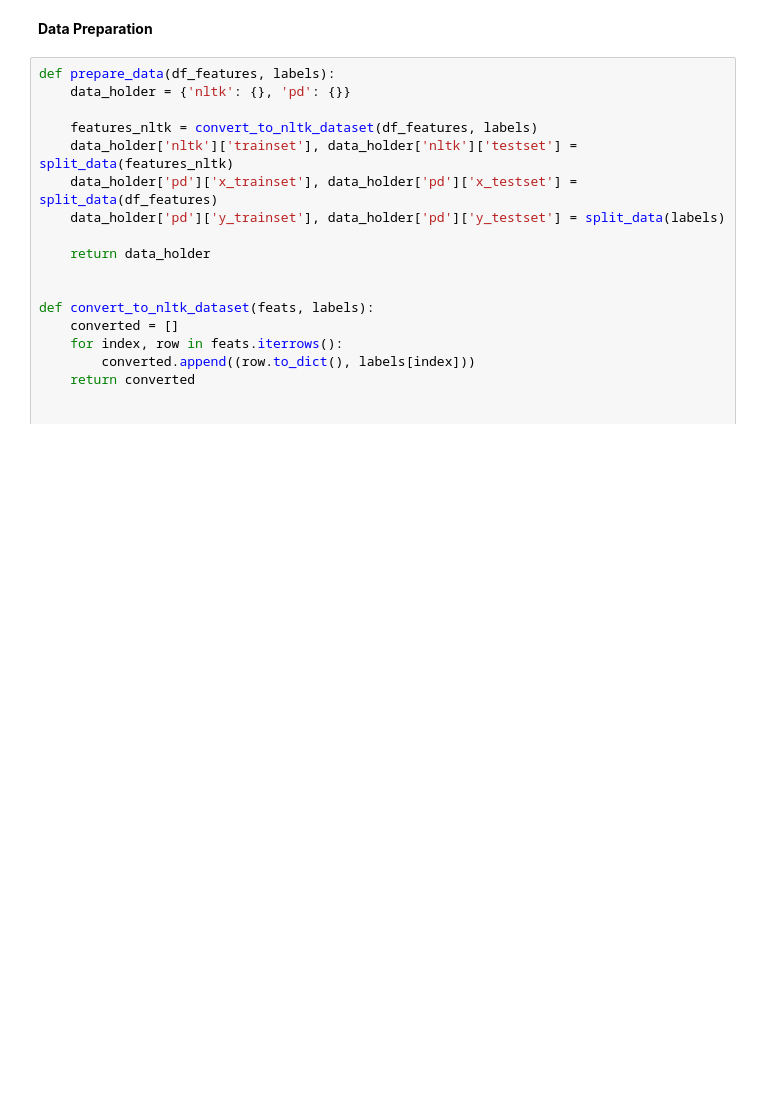
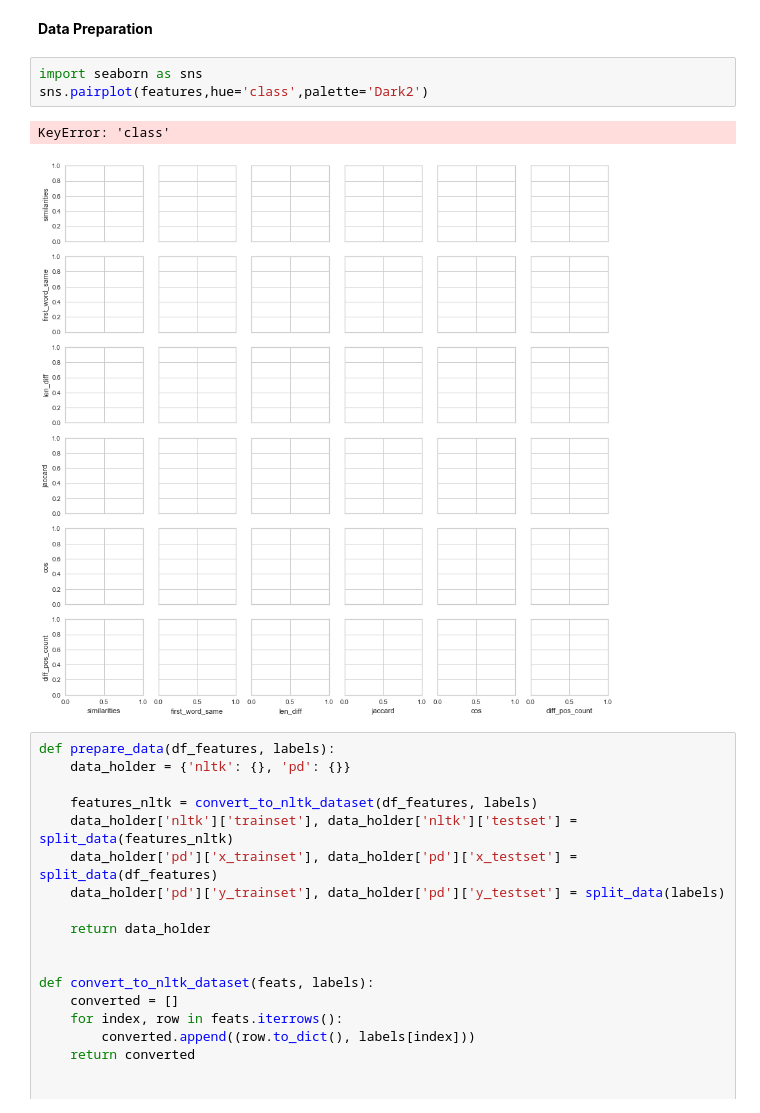
Before and after one commit to acdh-oeaw/elexis_mwsa_model, a Jupyter notebook: Codalab shared task.ipynb, the cells around one changed output. Saved outputs shown, nothing was run; the diff lists cells and outputs as text; blank space fills up the shorter version.

```diff
--- a/Codalab shared task.ipynb
+++ b/Codalab shared task.ipynb
@@ -185,6 +185,12 @@ features = extract_features(balanced_en_data, ['similarities', 'len_diff','diff_
 [2000 rows x 7 columns]
 # %% [markdown]
 **Data Preparation**
+# %%
+import seaborn as sns
+sns.pairplot(features,hue='class',palette='Dark2')
+# %% [output]
+KeyError: 'class'
+[figure, added]
 # %%
 def prepare_data(df_features, labels):
     data_holder = {'nltk': {}, 'pd': {}}
```
Also changed, not shown: parts of 2 cells of this notebook, 1 other file.
